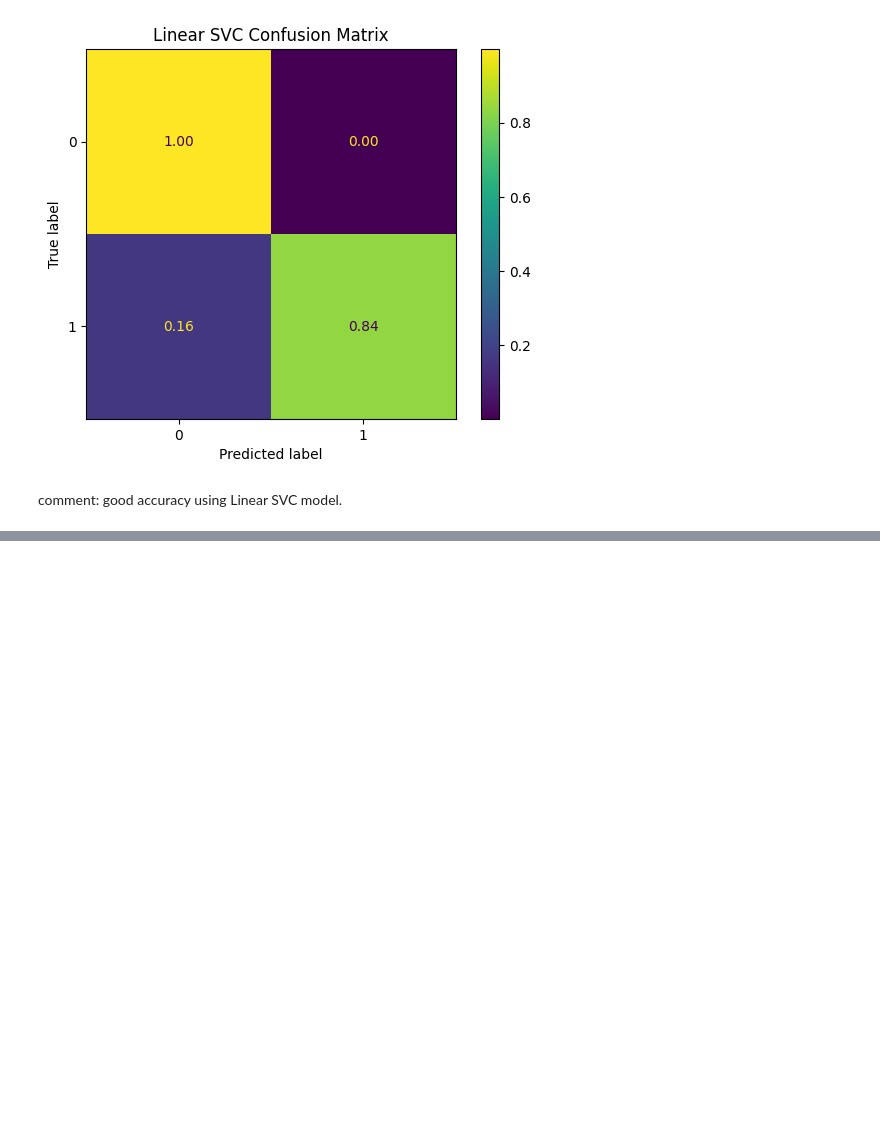
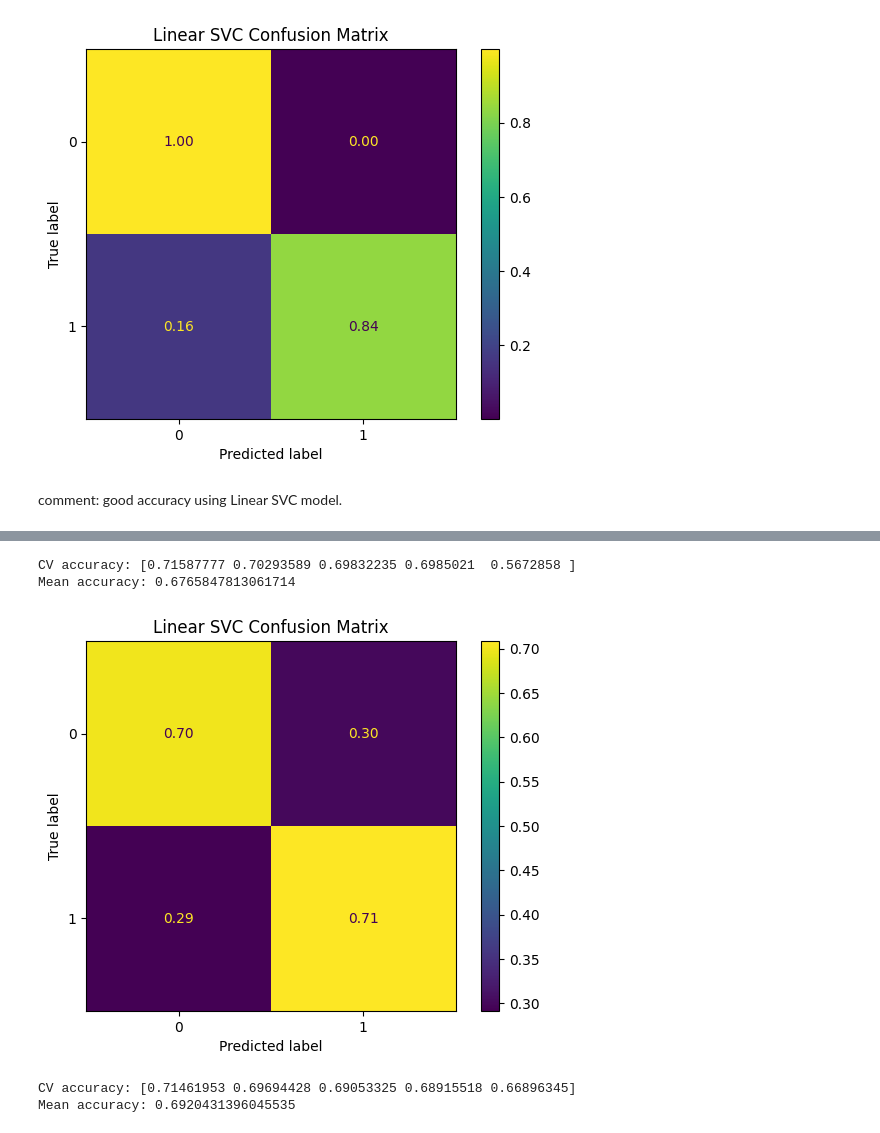
Before and after one commit to mw1296/DSAN5300, a Jupyter notebook: dsan5300_group1_final_project/code.ipynb, the cells around one changed output, grey strips where cells are left out. Saved outputs shown, nothing was run; the diff lists cells and outputs as text; code cells hidden in the pictures; blank space fills up the shorter version.

```diff
--- a/dsan5300_group1_final_project/code.ipynb
+++ b/dsan5300_group1_final_project/code.ipynb
@@ -1112,0 +1158,10 @@ comment: good accuracy using Linear SVC model.
+# %%
+selected_features = X_res.columns[rfecv.support_]
+print(selected_features)
+print("Optimal number of features:", rfecv.n_features_)
+
+# view columns selection
+pd.DataFrame({
+    "feature": X_res.columns,
+    "selected": rfecv.support_
+})
@@ -1112,0 +1203,34 @@ comment: good accuracy using Linear SVC model.
+# %%
+# a glimpse of accuracy
+BNPL1_svc_model=LinearSVC(max_iter=5000)
+
+X_selected = X_res[selected_features]
+
+scores = cross_val_score(
+    BNPL1_svc_model,
+    X_selected,
+    y_res,
+    cv=5,
+    scoring='accuracy'
+)
+
+print("CV accuracy:", scores)
+print("Mean accuracy:", scores.mean())
+# %% [output]
+CV accuracy: [0.71587777 0.70293589 0.69832235 0.6985021  0.5672858 ]
+Mean accuracy: 0.6765847813061714
+# %%
+# fit logistic regression model
+BNPL1_svc_model.fit(X_selected, y_res)
+y_pred = BNPL1_svc_model.predict(X_selected)
+
+# confusion matrix
+BNPL1_svc_cm = confusion_matrix(y_res, y_pred, normalize='true')
+
+# display cm
+BNPL1_svc_cm_plot = ConfusionMatrixDisplay(confusion_matrix=BNPL1_svc_cm)
+BNPL1_svc_cm_plot.plot(values_format=".2f")
+plt.title('Linear SVC Confusion Matrix')
+plt.show()
+# %% [output]
+[figure, added]
@@ -1112,0 +1290,19 @@ comment: good accuracy using Linear SVC model.
+# %%
+# a glimpse of accuracy
+BNPL1_svc_model=LinearSVC(max_iter=5000)
+
+X_selected = X_res[selected_features]
+
+scores = cross_val_score(
+    BNPL1_svc_model,
+    X_selected,
+    y_res,
+    cv=5,
+    scoring='accuracy'
+)
+
+print("CV accuracy:", scores)
+print("Mean accuracy:", scores.mean())
+# %% [output]
+CV accuracy: [0.71461953 0.69694428 0.69053325 0.68915518 0.66896345]
+Mean accuracy: 0.6920431396045535
```
Also changed, not shown: parts of 25 cells of this notebook, 1 other file.
